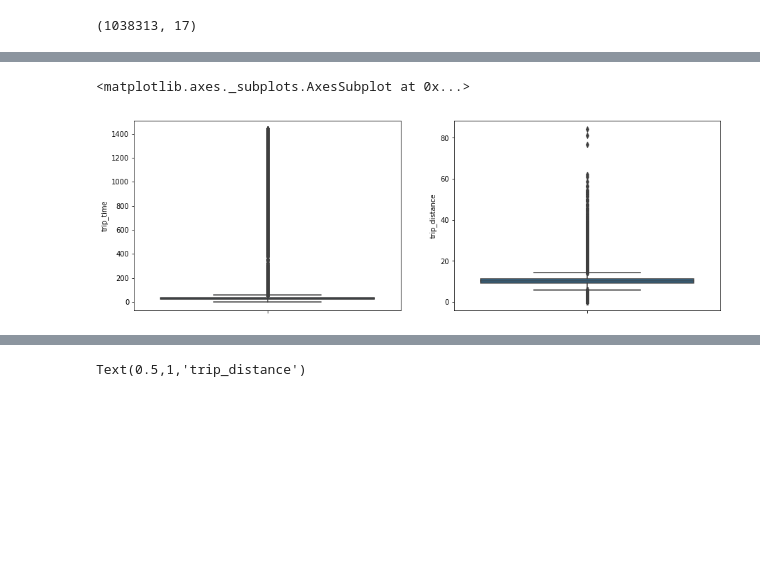
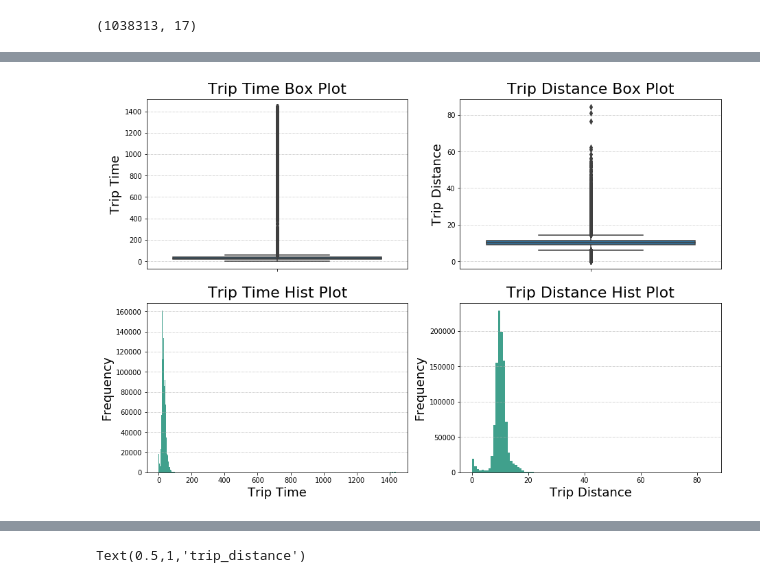
Before and after one commit to ml-project-lga-commute-analysis/Data_Cleaning, a Jupyter notebook: taxi_data_cleaning.ipynb, the cells around one changed output, grey strips where cells are left out. Cells and saved outputs as stored; diff of their text form; code cells hidden in the pictures; blank space fills up the shorter version.

```diff
--- a/taxi_data_cleaning.ipynb
+++ b/taxi_data_cleaning.ipynb
@@ -117,10 +118,33 @@ lgaTaxi.head()
 | 2 | 2 | 2018-01-01 00:53:00 | 2018-01-01 01:07:00 | 6 | 11.36 | 1 | ... |
 | 3 | 1 | 2018-01-01 00:41:00 | 2018-01-01 01:18:00 | 1 | 10.50 | 1 | ... |
 | 4 | 1 | 2018-01-01 00:10:00 | 2018-01-01 00:49:00 | 1 | 21.30 | 1 | ... |
-# %%
-f, (ax1, ax2) =pl.subplots(1, 2, figsize=(15,5))
-sns.boxplot(y='trip_time',data=lgaTaxi, ax=ax1)
-sns.boxplot(y='trip_distance',data=lgaTaxi, ax=ax2)
-# %% [output]
-<matplotlib.axes._subplots.AxesSubplot at 0x...>
-[figure, removed]
+# %%
+f, ((ax1, ax2), (ax3, ax4)) =pl.subplots(2, 2, figsize=(15,10))
+
+sns.boxplot(y='trip_time',data=lgaTaxi, ax=ax1)
+ax1.set_title("Trip Time Box Plot", fontsize=22, y=1.01)
+ax1.set_ylabel("Trip Time", fontsize=18)
+ax1.grid(linewidth=0.5, axis='y', linestyle='-.')
+
+sns.boxplot(y='trip_distance',data=lgaTaxi, ax=ax2)
+ax2.set_title("Trip Distance Box Plot", fontsize=22, y=1.01)
+ax2.set_ylabel("Trip Distance", fontsize=18)
+ax2.grid(linewidth=0.5, axis='y', linestyle='-.')
+
+lgaTaxi['trip_time'].plot(kind="hist", bins=400, label='Trip Time', alpha=0.75, ax = ax3, cmap = "summer")
+ax3.set_title("Trip Time Hist Plot", fontsize=22, y=1.01)
+ax3.grid(linewidth=0.5, axis='y', linestyle='-.')
+ax3.set_xlabel("Trip Time", fontsize=18)
+ax3.set_ylabel("Frequency", fontsize=18)
+
+lgaTaxi['trip_distance'].plot(kind="hist", bins=100, label='Trip Distance', alpha=0.75, ax=ax4, cmap = "summer")
+ax4.set_title("Trip Distance Hist Plot", fontsize=22, y=1.01)
+ax4.grid(linewidth=0.5, axis='y', linestyle='-.')
+ax4.set_xlabel("Trip Distance", fontsize=18)
+ax4.set_ylabel("Frequency", fontsize=18)
+
+pl.show()
+
+f.savefig('Trip Time and Trip Distance.jpg')
+# %% [output]
+[figure, added]
```
Also changed, not shown: parts of 10 cells of this notebook, 2 other files.
